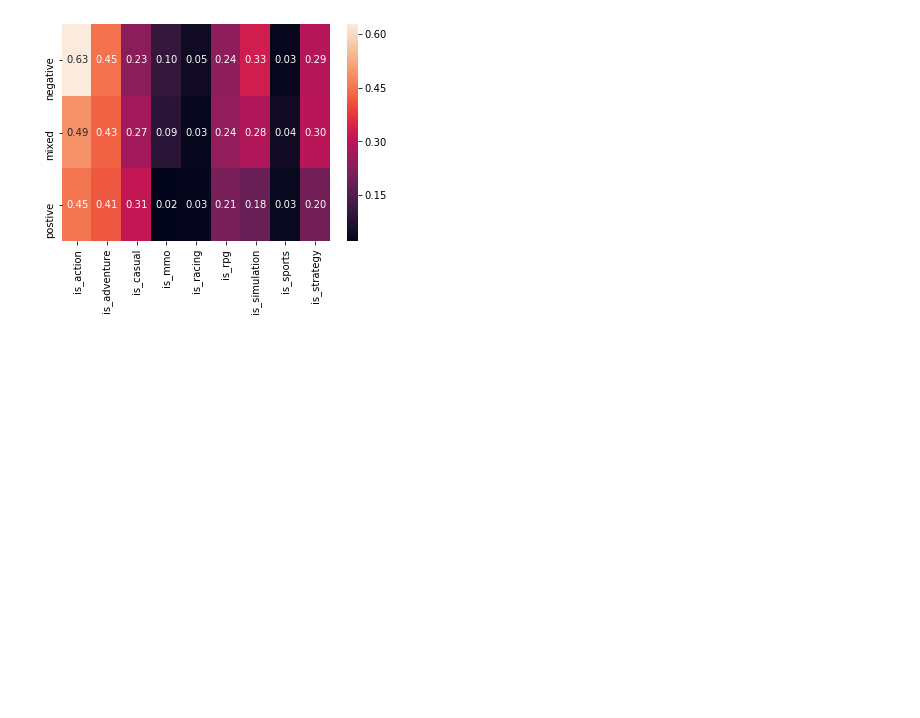
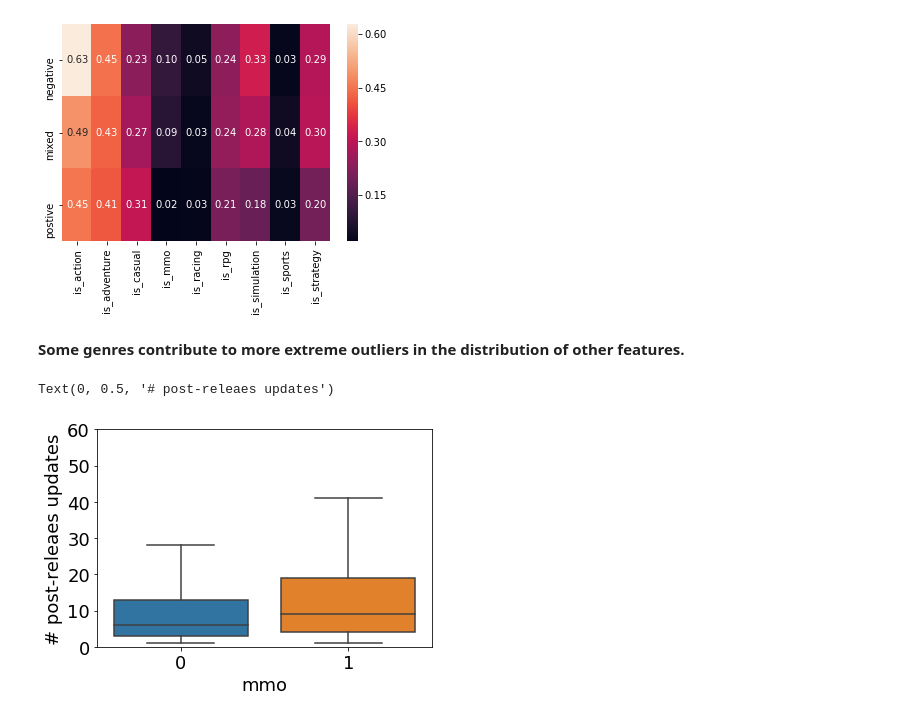
Before and after one commit to chaddling/insight-project, a Jupyter notebook: examples/eda_categorical_features.ipynb, the cells around one changed output. Drawn from its saved outputs; the diff is of its cells as text; code cells hidden in the pictures; blank space fills up the shorter version.

```diff
--- a/examples/eda_categorical_features.ipynb
+++ b/examples/eda_categorical_features.ipynb
@@ -8,7 +10,7 @@ import seaborn as sns
 
 
 # note: mean_time is in days
-cont_vars = ['score','num_reviews','sentiment']
+cont_vars = ['num_pre', 'num_post', 'mean_time', 'score','num_reviews','sentiment']
 cat_vars = ['is_action', 'is_adventure', 'is_casual', 'is_mmo', 'is_racing', 'is_rpg', 'is_simulation', 'is_sports','is_strategy']
 
 data = pd.read_csv('../data/features_vec_all.csv', usecols=cont_vars+cat_vars)
@@ -46,3 +33,16 @@ sns.heatmap(M,annot=True, fmt = ".2f", xticklabels=x_labels, yticklabels = y_lab
 # %% [output]
 <matplotlib.axes._subplots.AxesSubplot at 0x...>
 [figure]
+# %% [markdown]
+<b> Some genres contribute to more extreme outliers in the distribution of other features. </b>
+# %%
+sns.boxplot(x=data['is_simulation'], y=data['num_post'], fliersize=0)
+plt.xticks(fontsize=18)
+plt.yticks(fontsize=18)
+plt.ylim((0, 60))
+plt.xlabel('mmo', fontsize=18)
+plt.ylabel('# post-releaes updates', fontsize=18)
+#plt.savefig('action_numpost_boxplot.png', bbox_inches='tight')
+# %% [output]
+Text(0, 0.5, '# post-releaes updates')
+[figure, added]
```
Also changed, not shown: parts of 7 cells of this notebook, 5 other files.
